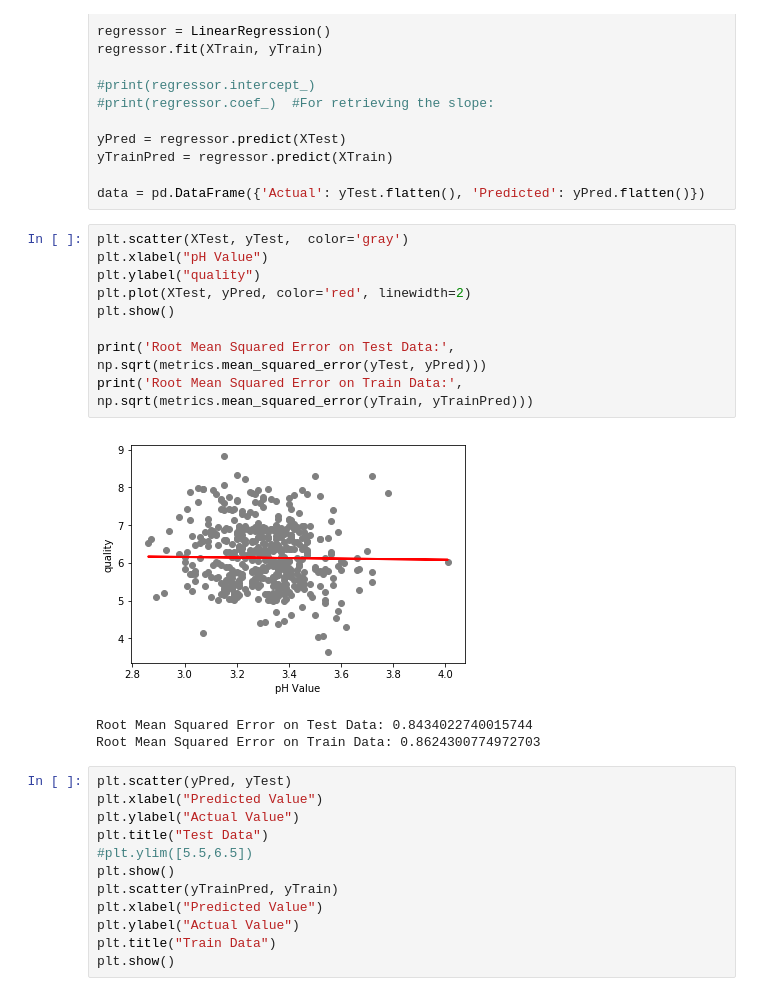
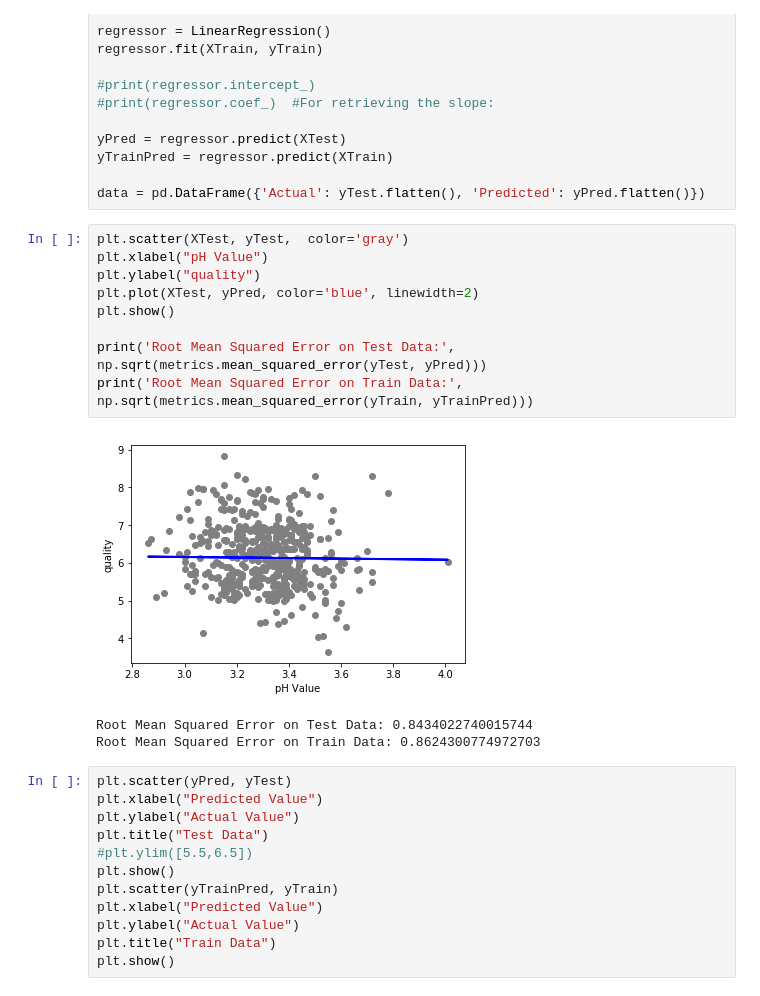
Before and after one commit to SunilKrSingh/Data-Processing-and-Modeling-IC-272, a Jupyter notebook: lab8/practice/practice.ipynb, the cells around one changed output. Drawn from its saved outputs; the diff is of its cells as text.

```diff
--- a/lab8/practice/practice.ipynb
+++ b/lab8/practice/practice.ipynb
@@ -66,14 +66,14 @@ data = pd.DataFrame({'Actual': yTest.flatten(), 'Predicted': yPred.flatten()})
 # %%
 plt.scatter(XTest, yTest,  color='gray')
 plt.xlabel("pH Value")
 plt.ylabel("quality")
-plt.plot(XTest, yPred, color='red', linewidth=2)
+plt.plot(XTest, yPred, color='blue', linewidth=2)
 plt.show()
 
 print('Root Mean Squared Error on Test Data:', np.sqrt(metrics.mean_squared_error(yTest, yPred)))
 print('Root Mean Squared Error on Train Data:', np.sqrt(metrics.mean_squared_error(yTrain, yTrainPred)))
 # %% [output]
-[figure, old version]
+[figure, new version]
 Root Mean Squared Error on Test Data: 0.8434022740015744
 Root Mean Squared Error on Train Data: 0.8624300774972703
 # %%
```
Also changed, not shown: parts of 12 cells of this notebook, 1 other file.
